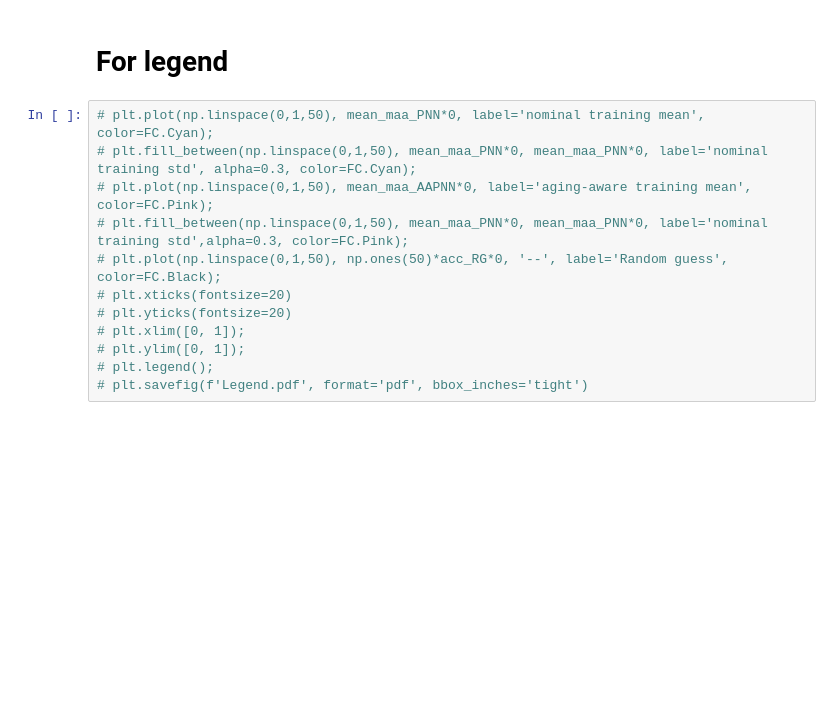
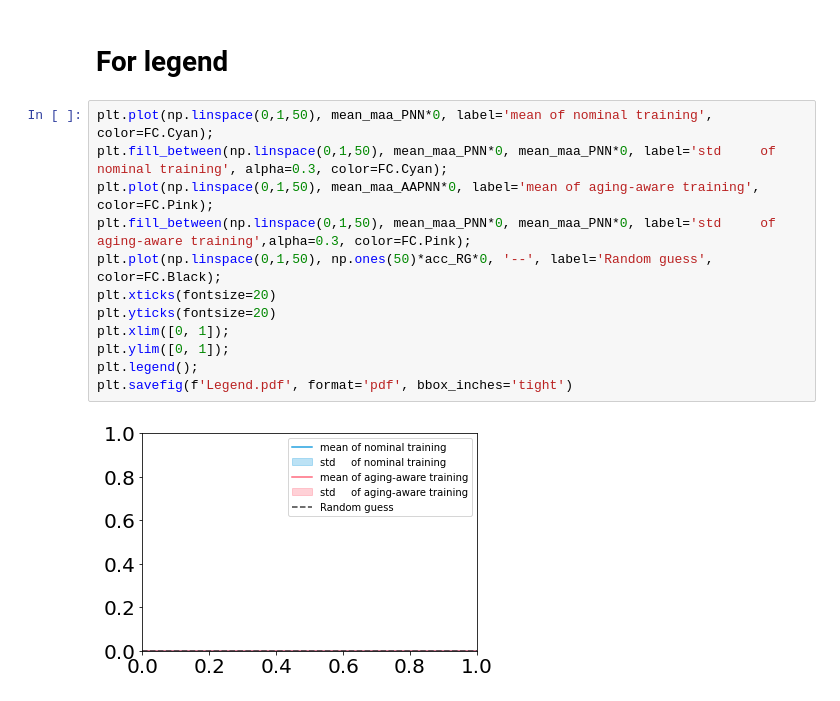
Before and after one commit to Neuromophic/Aging-aware-training, a Jupyter notebook: Visualization.ipynb, the cells around one changed output. Drawn from its saved outputs; the diff is of its cells as text; blank space fills up the shorter version.

```diff
--- a/Visualization.ipynb
+++ b/Visualization.ipynb
@@ -197,14 +197,16 @@ plt.savefig(f'./result/figures/{ds}_MAA_final.pdf', format='pdf', bbox_inches='t
 # %% [markdown]
 # For legend
 # %%
-# plt.plot(np.linspace(0,1,50), mean_maa_PNN*0, label='nominal training mean', color=FC.Cyan);
-# plt.fill_between(np.linspace(0,1,50), mean_maa_PNN*0, mean_maa_PNN*0, label='nominal training std', alpha=0.3, color=FC.Cyan);
-# plt.plot(np.linspace(0,1,50), mean_maa_AAPNN*0, label='aging-aware training mean', color=FC.Pink);
-# plt.fill_between(np.linspace(0,1,50), mean_maa_PNN*0, mean_maa_PNN*0, label='nominal training std',alpha=0.3, color=FC.Pink);
-# plt.plot(np.linspace(0,1,50), np.ones(50)*acc_RG*0, '--', label='Random guess', color=FC.Black);
-# plt.xticks(fontsize=20)
-# plt.yticks(fontsize=20)
-# plt.xlim([0, 1]);
-# plt.ylim([0, 1]);
-# plt.legend();
-# plt.savefig(f'Legend.pdf', format='pdf', bbox_inches='tight')
+plt.plot(np.linspace(0,1,50), mean_maa_PNN*0, label='mean of nominal training', color=FC.Cyan);
+plt.fill_between(np.linspace(0,1,50), mean_maa_PNN*0, mean_maa_PNN*0, label='std     of nominal training', alpha=0.3, color=FC.Cyan);
+plt.plot(np.linspace(0,1,50), mean_maa_AAPNN*0, label='mean of aging-aware training', color=FC.Pink);
+plt.fill_between(np.linspace(0,1,50), mean_maa_PNN*0, mean_maa_PNN*0, label='std     of aging-aware training',alpha=0.3, color=FC.Pink);
+plt.plot(np.linspace(0,1,50), np.ones(50)*acc_RG*0, '--', label='Random guess', color=FC.Black);
+plt.xticks(fontsize=20)
+plt.yticks(fontsize=20)
+plt.xlim([0, 1]);
+plt.ylim([0, 1]);
+plt.legend();
+plt.savefig(f'Legend.pdf', format='pdf', bbox_inches='tight')
+# %% [output]
+[figure, added]
```
Also changed, not shown: 12 other files.
